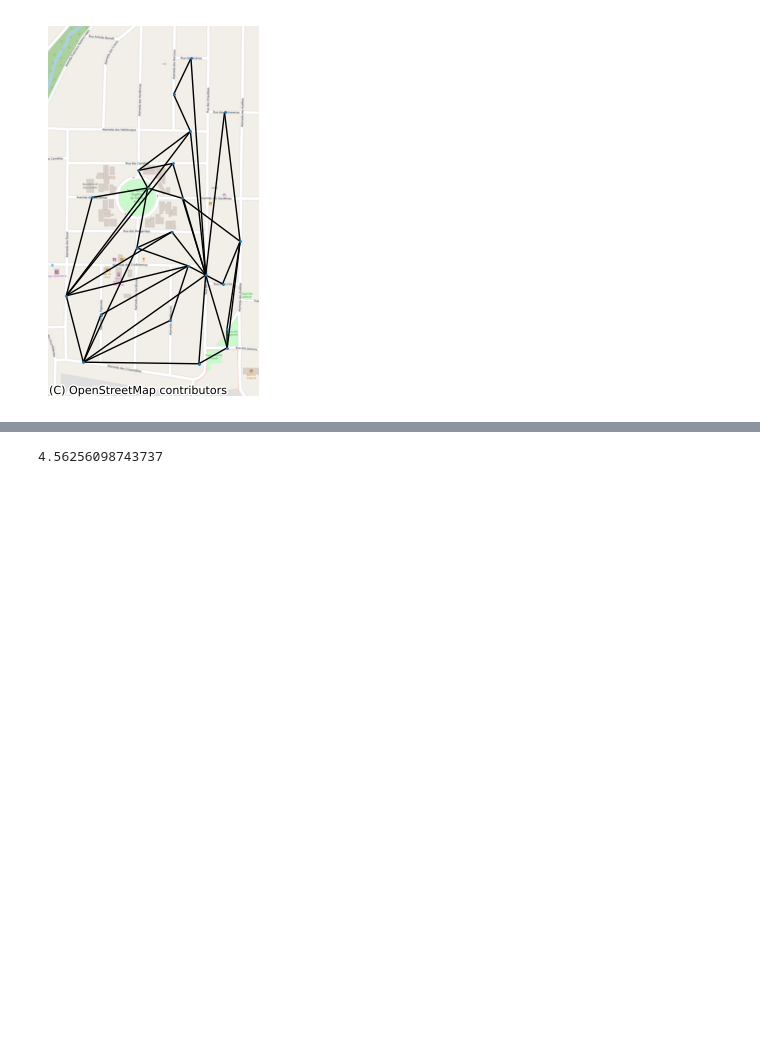
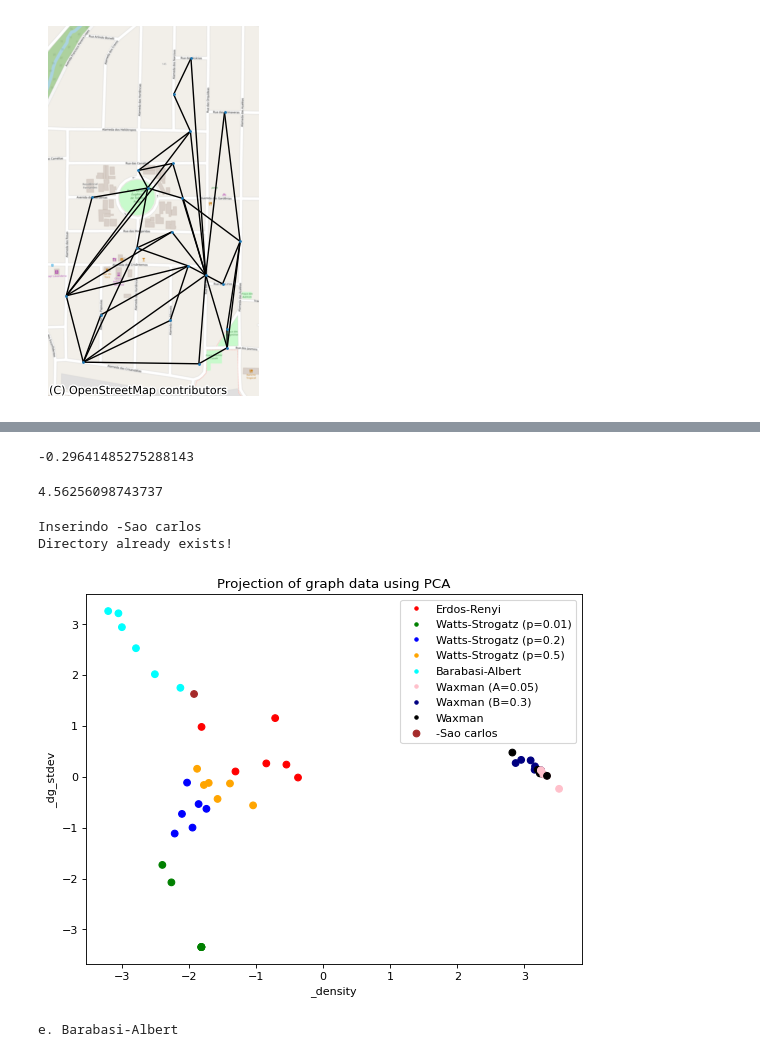
Before and after one commit to vitorfrois/complex-networks-navigation, a Jupyter notebook: final.ipynb, the cells around one changed output, grey strips where cells are left out. Saved outputs shown, nothing was run; the diff lists cells and outputs as text; code cells hidden in the pictures; blank space fills up the shorter version.

```diff
--- a/final.ipynb
+++ b/final.ipynb
@@ -52 +48,7 @@ len(nG.nodes)
+# %%
+nG = nx.convert_node_labels_to_integers(nG)
+# %%
+nx.degree_assortativity_coefficient(nG)
+# %% [output]
+-0.29641485275288143
 # %%
@@ -60,0 +64,13 @@ si.get_average_search_information()
+# %%
+graph_compare = GraphCompare(nG, "-Sao carlos", "cidade")
+# %% [output]
+Inserindo -Sao carlos
+Directory already exists!
+# %%
+graph_compare.make_pca()
+graph_compare.plot_pca()
+graph_compare.pca_file()
+graph_compare.make_knn()
+# %% [output]
+[figure, added]
+e. Barabasi-Albert
```
Also changed, not shown: parts of 3 cells of this notebook, 2 other files.
